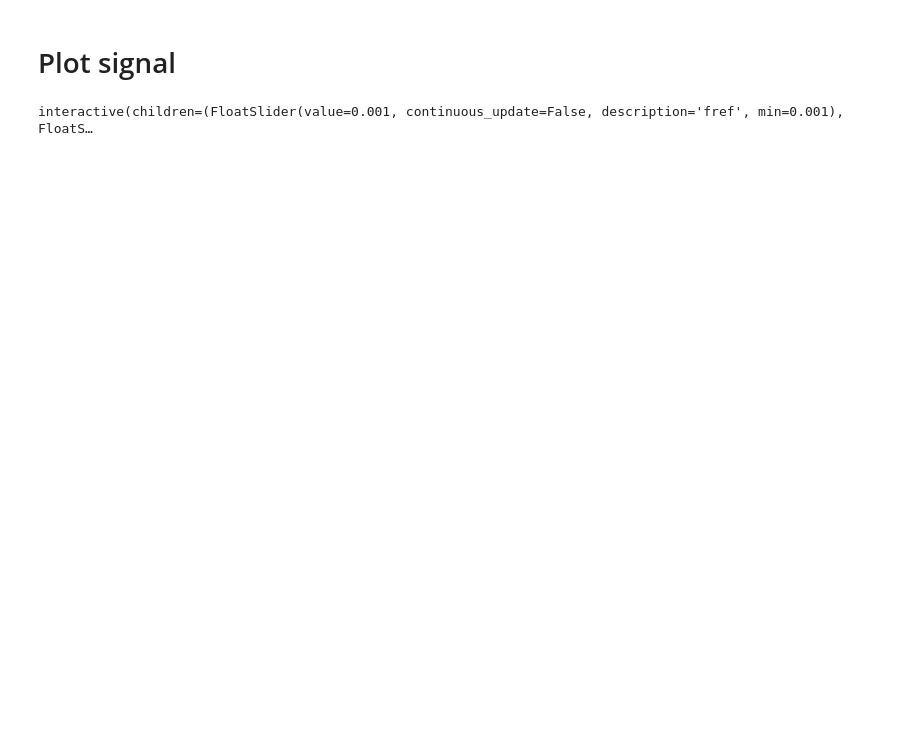
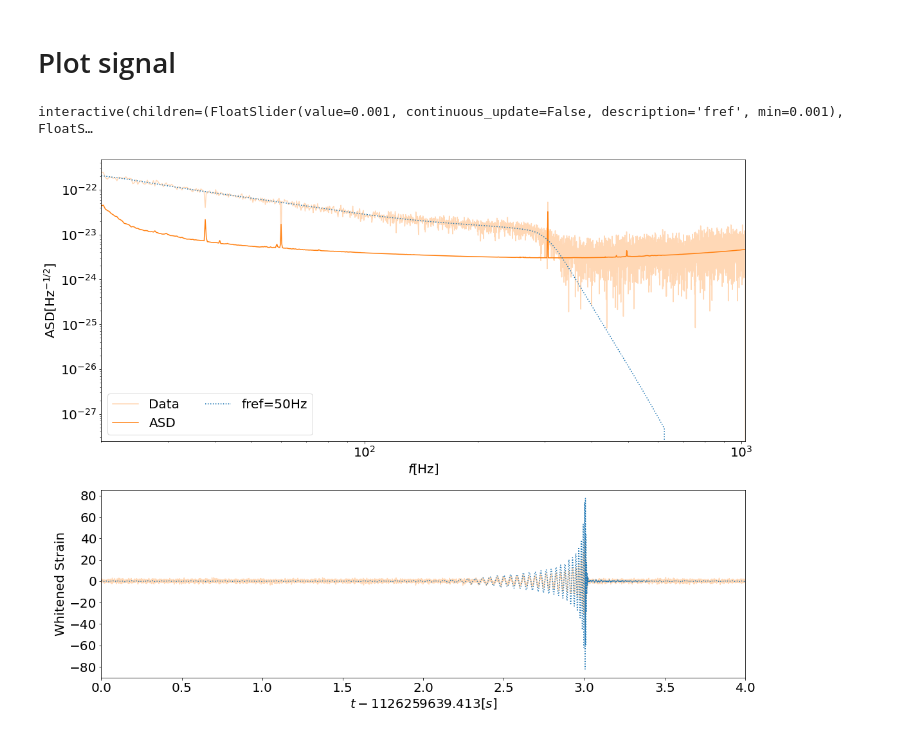
Before and after one commit to avivajpeyi/agn_phenomenological_model, a Jupyter notebook: studies/fref_tests/inject_at_low_freq.ipynb, the cells around one changed output. Drawn from its saved outputs; the diff is of its cells as text; code cells hidden in the pictures; blank space fills up the shorter version.

Commit message:
add plotter for different fref

```diff
--- a/studies/fref_tests/inject_at_low_freq.ipynb
+++ b/studies/fref_tests/inject_at_low_freq.ipynb
@@ -174,3 +175,7 @@ interactive(
 )
 # %% [output]
 interactive(children=(FloatSlider(value=0.001, continuous_update=False, description='fref', min=0.001), FloatS…
+# %%
+plot_injection_at_fref(fref=50, dl=100.0)
+# %% [output]
+[figure, added]
```
Also changed, not shown: parts of 4 cells of this notebook, 2 other files.
